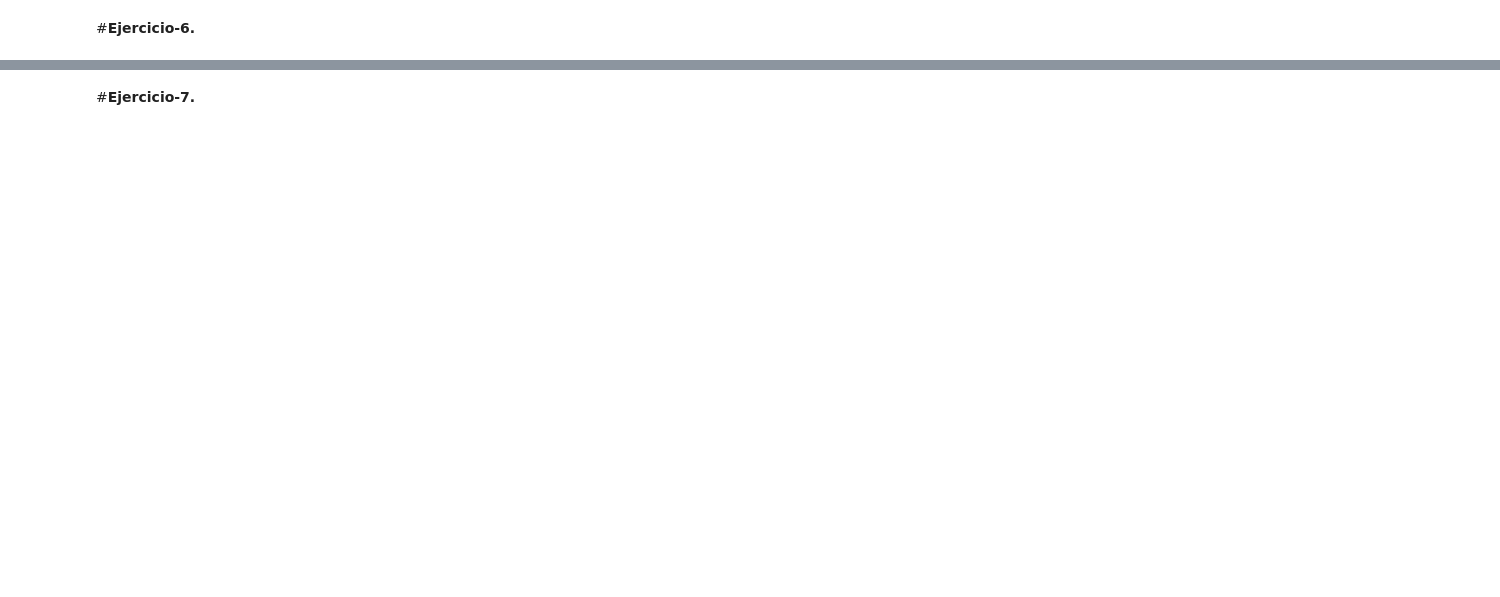
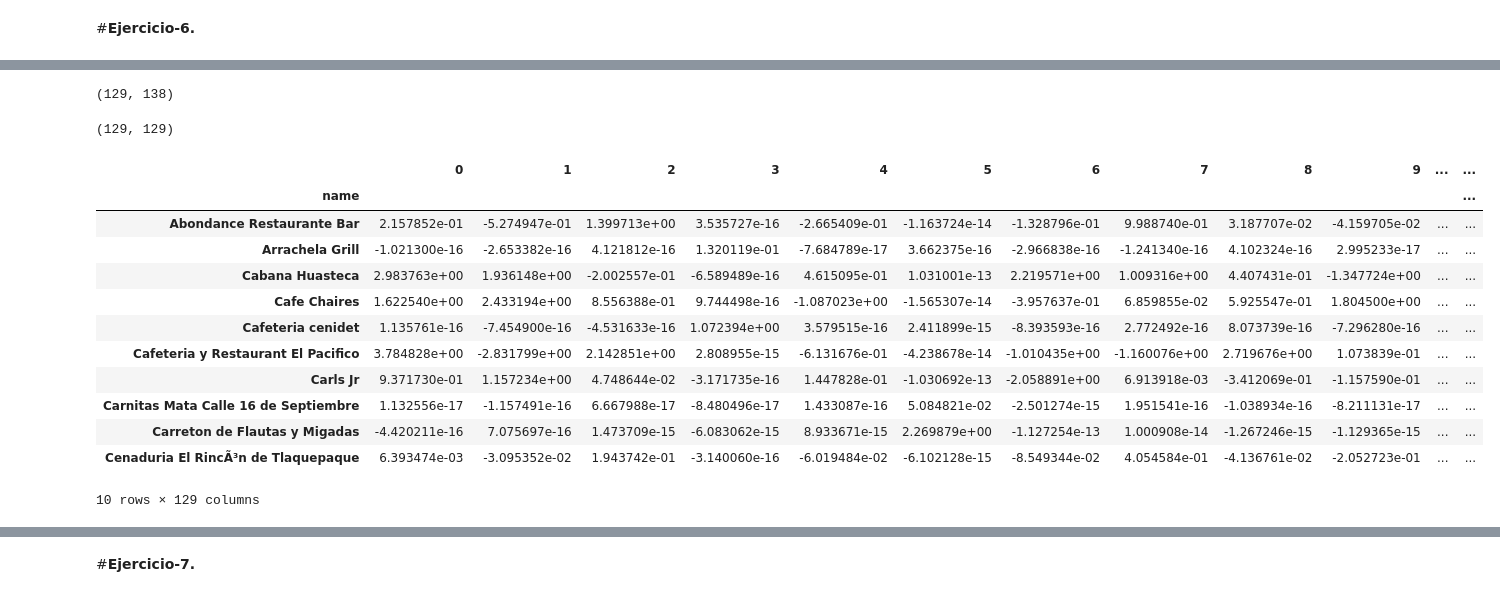
Before and after one commit to PosgradoMNA/IAAEquipo59, a Jupyter notebook: MNA_IAyAA_semana_10_Actividad.ipynb, the cells around one changed output, grey strips where cells are left out. Cells and saved outputs as stored; diff of their text form; code cells hidden in the pictures; blank space fills up the shorter version.

```diff
--- a/MNA_IAyAA_semana_10_Actividad.ipynb
+++ b/MNA_IAyAA_semana_10_Actividad.ipynb
@@ -142,0 +233,5 @@ None
+# %%
+# Realizamos la union de los dos datasets para poder trabajar con los nombres de los restaurantes.
+dataset2 = pd.merge(usuario_rating2, geopaces2, on = "placeID")
+print(dataset2.shape)
+dataset2.head(10)
@@ -142,0 +251,4 @@ None
+# %%
+# Describimos la matriz de utilidad y rellemos los valores nulos con 0.
+matriz_utilidad2 = dataset2.pivot_table(values = "food_rating", index = "userID", columns = "name", fill_value = 0)
+matriz_utilidad2.head(10)
@@ -142,0 +269,31 @@ None
+# %%
+# Realizamos la transformación de la matriz de utilidad a una matriz dispersa.
+X2 = matriz_utilidad2.T
+X2.shape
+# %% [output]
+(129, 138)
+# %%
+# Aplicamos el algoritmo de SVD para reducir la dimensionalidad de la matriz dispersa.
+SVD2 = TruncatedSVD(n_components=137, random_state=7)
+result2 = SVD2.fit_transform(X2)
+result2.shape
+# %% [output]
+(129, 129)
+# %%
+# Comversion el array a un dataframe para poder desplegarlo de mejor manera.
+componentes2 = pd.DataFrame(result2, index = X2.index)
+componentes2.head(10)
+# %% [output]
+|  | 0 | 1 | 2 | 3 | 4 | 5 | 6 | 7 | 8 | 9 | ... | ... |
+| name |  |  |  |  |  |  |  |  |  |  |  | ... |
+| Abondance Restaurante Bar | 2.157852e-01 | -5.274947e-01 | 1.399713e+00 | 3.535727e-16 | -2.665409e-01 | -1.163724e-14 | -1.328796e-01 | 9.988740e-01 | 3.187707e-02 | -4.159705e-02 | ... | ... |
+| Arrachela Grill | -1.021300e-16 | -2.653382e-16 | 4.121812e-16 | 1.320119e-01 | -7.684789e-17 | 3.662375e-16 | -2.966838e-16 | -1.241340e-16 | 4.102324e-16 | 2.995233e-17 | ... | ... |
+| Cabana Huasteca | 2.983763e+00 | 1.936148e+00 | -2.002557e-01 | -6.589489e-16 | 4.615095e-01 | 1.031001e-13 | 2.219571e+00 | 1.009316e+00 | 4.407431e-01 | -1.347724e+00 | ... | ... |
+| Cafe Chaires | 1.622540e+00 | 2.433194e+00 | 8.556388e-01 | 9.744498e-16 | -1.087023e+00 | -1.565307e-14 | -3.957637e-01 | 6.859855e-02 | 5.925547e-01 | 1.804500e+00 | ... | ... |
+| Cafeteria cenidet | 1.135761e-16 | -7.454900e-16 | -4.531633e-16 | 1.072394e+00 | 3.579515e-16 | 2.411899e-15 | -8.393593e-16 | 2.772492e-16 | 8.073739e-16 | -7.296280e-16 | ... | ... |
+| Cafeteria y Restaurant El Pacifico | 3.784828e+00 | -2.831799e+00 | 2.142851e+00 | 2.808955e-15 | -6.131676e-01 | -4.238678e-14 | -1.010435e+00 | -1.160076e+00 | 2.719676e+00 | 1.073839e-01 | ... | ... |
+| Carls Jr | 9.371730e-01 | 1.157234e+00 | 4.748644e-02 | -3.171735e-16 | 1.447828e-01 | -1.030692e-13 | -2.058891e+00 | 6.913918e-03 | -3.412069e-01 | -1.157590e-01 | ... | ... |
+| Carnitas Mata Calle 16 de Septiembre | 1.132556e-17 | -1.157491e-16 | 6.667988e-17 | -8.480496e-17 | 1.433087e-16 | 5.084821e-02 | -2.501274e-15 | 1.951541e-16 | -1.038934e-16 | -8.211131e-17 | ... | ... |
+| Carreton de Flautas y Migadas | -4.420211e-16 | 7.075697e-16 | 1.473709e-15 | -6.083062e-15 | 8.933671e-15 | 2.269879e+00 | -1.127254e-13 | 1.000908e-14 | -1.267246e-15 | -1.129365e-15 | ... | ... |
+| Cenaduria El RincÃ³n de Tlaquepaque | 6.393474e-03 | -3.095352e-02 | 1.943742e-01 | -3.140060e-16 | -6.019484e-02 | -6.102128e-15 | -8.549344e-02 | 4.054584e-01 | -4.136761e-02 | -2.052723e-01 | ... | ... |
+10 rows × 129 columns
```
Also changed, not shown: parts of 46 cells of this notebook.
